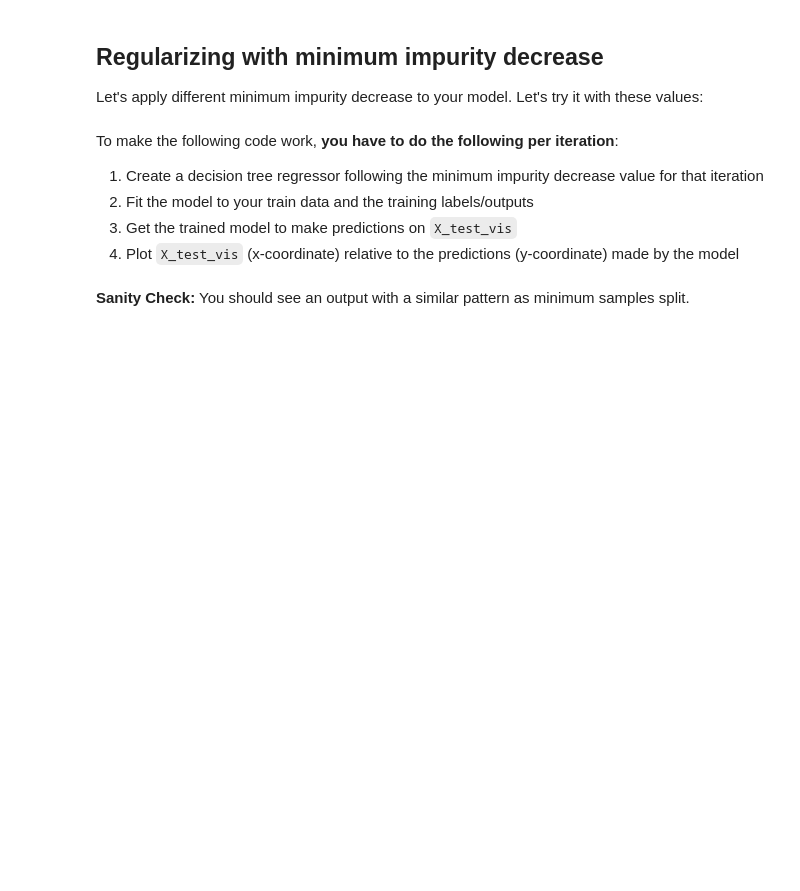
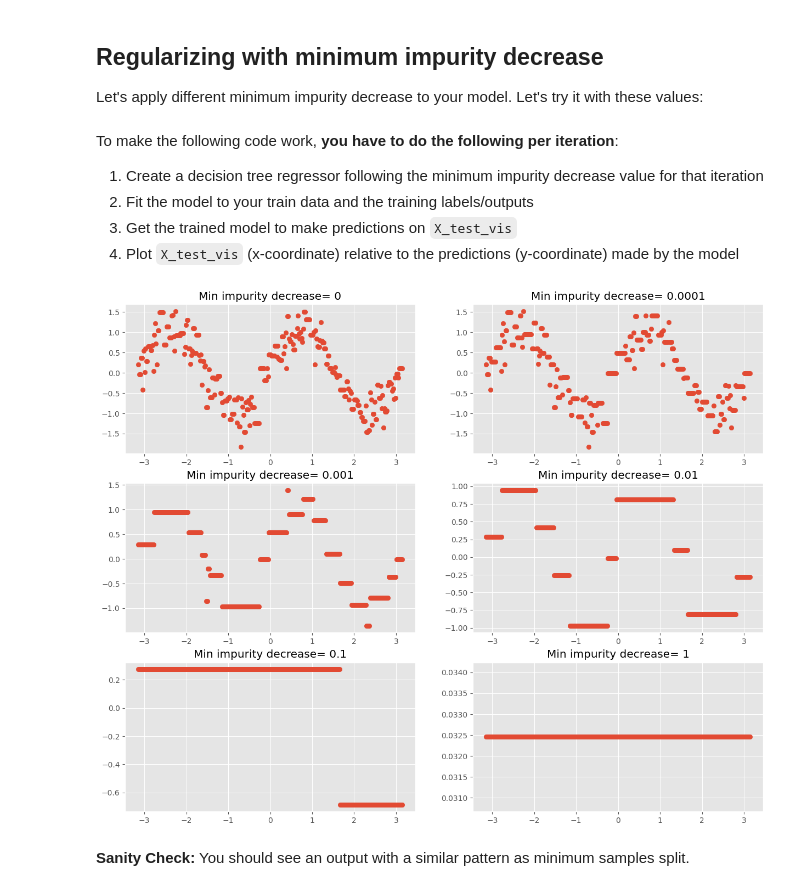
Before and after one commit to PolySpade/08-Decision_Trees, a Jupyter notebook: 08 - Decision Trees.ipynb, the cells around one changed output. Drawn from its saved outputs; the diff is of its cells as text; code cells hidden in the pictures; blank space fills up the shorter version.

```diff
--- a/08 - Decision Trees.ipynb
+++ b/08 - Decision Trees.ipynb
@@ -416,21 +558,23 @@ To make the following code work, __you have to do the following per iteration__:
 # %%
 plt_ctr = 1
 plt.figure(figsize=(15,12))
 
 for val in min_impurity_vals:
     # Write code here
-    dtr = None
-
+    dtr = tree.DecisionTreeRegressor(min_impurity_decrease=val)
+    dtr.fit(X_train,y_train)
 
     plt.subplot(3,2,plt_ctr)
 
     # Write code here
-    predictions = None
+    predictions = dtr.predict(X_test_vis)
     plt.scatter(X_test_vis, predictions)
 
     plt.title("Min impurity decrease= "+ str(val))
 
     plt_ctr += 1
+# %% [output]
+[figure, added]
 # %% [markdown]
 **Sanity Check:** You should see an output with a similar pattern as minimum samples split.
 # %% [markdown]
```
Also changed, not shown: parts of 67 cells of this notebook, 1 other file.
